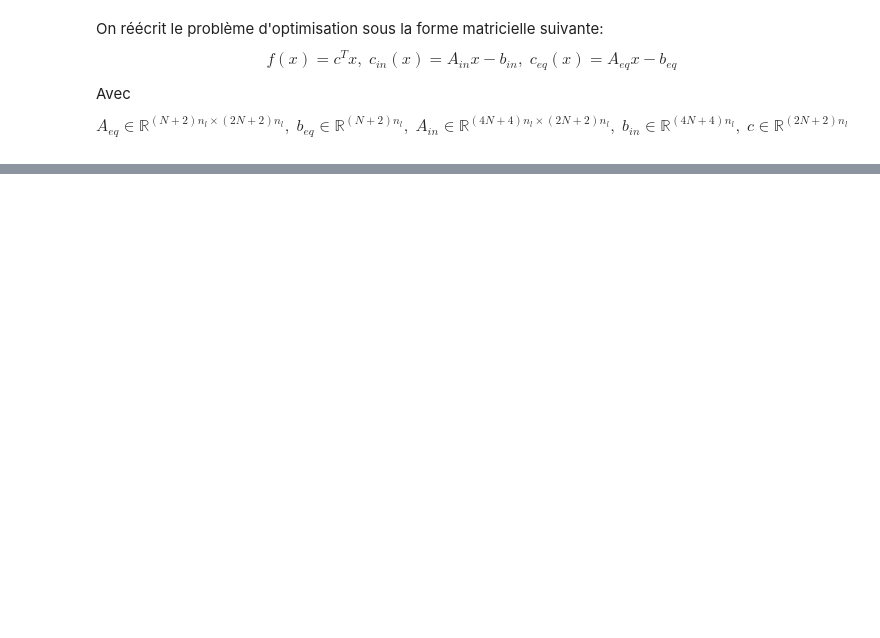
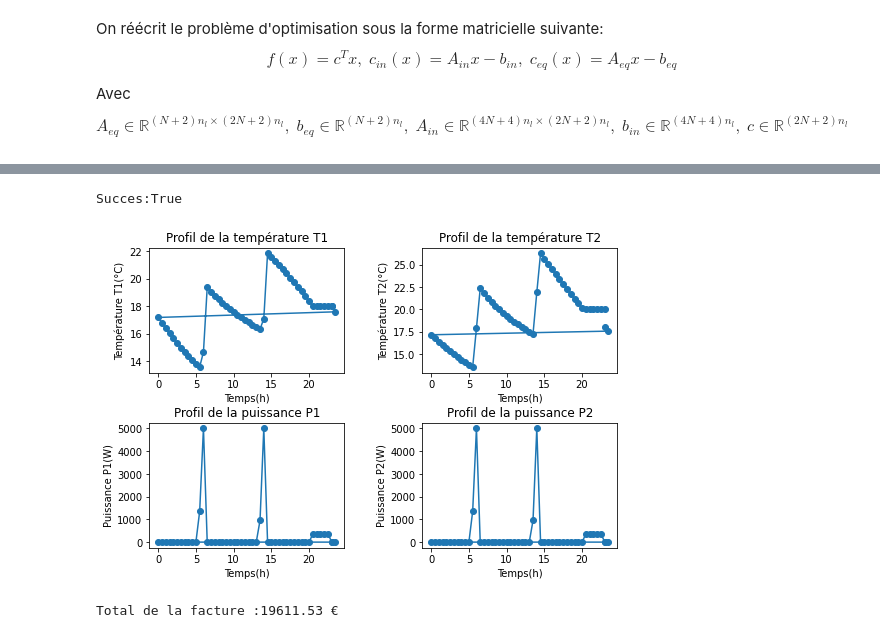
Before and after one commit to EliottBarbier/Projet_Opti, a Jupyter notebook: Projet.ipynb, the cells around one changed output, grey strips where cells are left out. Drawn from its saved outputs; the diff is of its cells as text; code cells hidden in the pictures; blank space fills up the shorter version.

```diff
--- a/Projet.ipynb
+++ b/Projet.ipynb
@@ -376,0 +383,16 @@ $$A_{eq} \in \mathbb{R}^{(N+2)n_l \times (2N+2)n_l}, \;b_{eq}\in \mathbb{R}^{(N+
+# %%
+#On remet à jour l'array cost avec les bonnes valeurs
+c_cr = 1
+c_pl = 3/2
+cost = np.where(((t >= 0.) & (t <= 6.) | (t>=12.) & (t<=14.)), c_cr, c_pl)
+# %%
+#On met x sous la forme (T0^1,...,TN^1,P0^1,..P0^N,T0^2,...TN^2,P0^2,...PN^2)
+gamma = np.exp(-(k+h+h)*dt) #Car h12=h21=h et on a que 2 maisons
+beta = (1 - gamma)/(k+h+h)
+Tm1 = 18
+Tm2 = 20
+Aeq = np.zeros( (2*(N+2), 2*(2*N+2) ) )
+c = np.zeros( (2*(2*N+2),) )
+beq = np.zeros( (2*(N+2),) )
+Ain = np.zeros( (2*(4*N+4), 2*(2*N+2)) )
+b_in = np.zeros( (2*(4*N+4),) )
@@ -376,0 +461,56 @@ $$A_{eq} \in \mathbb{R}^{(N+2)n_l \times (2N+2)n_l}, \;b_{eq}\in \mathbb{R}^{(N+
+# %%
+#Exécution de l'algorithme du simplexe:
+res = scipy.optimize.linprog(c, A_ub=Ain, b_ub=b_in, A_eq=Aeq, b_eq=beq, bounds=(None, None), method='revised simplex', callback=None, options=None, x0=None)
+# %%
+#On vérifie que l'algorithme s'exécute correctement
+print(f"Succes:{res.success}")
+# %% [output]
+Succes:True
+# %%
+#Affichage des résultats
+fig, axes = fig, axes = plt.subplots(nrows=2, ncols=2, figsize=(5, 3))
+T1, T2 = res.x[0:N+1], res.x[2*N+2:3*N+3]
+P1, P2 = res.x[N+1:2*N+2], res.x[3*N+3:]
+
+#Températures
+
+#T1
+axes[0, 0].plot(t, T1, marker="o")
+axes[0, 0].set_xlabel("Temps(h)")
+axes[0, 0].set_ylabel("Température T1(°C)")
+axes[0, 0].set_title("Profil de la température T1")
+
+#T2
+axes[0, 1].plot(t, T2, marker="o")
+axes[0, 1].set_xlabel("Temps(h)")
+axes[0, 1].set_ylabel("Température T2(°C)")
+axes[0, 1].set_title("Profil de la température T2")
+
+#Puissances
+
+#P1
+axes[1, 0].plot(t, P1, marker="o")
+axes[1, 0].set_xlabel("Temps(h)")
+axes[1, 0].set_ylabel("Puissance P1(W)")
+axes[1, 0].set_title("Profil de la puissance P1")
+
+#P2
+axes[1, 1].plot(t, P1, marker="o")
+axes[1, 1].set_xlabel("Temps(h)")
+axes[1, 1].set_ylabel("Puissance P2(W)")
+axes[1, 1].set_title("Profil de la puissance P2")
+
+plt.subplots_adjust(left=0.1,
+                    bottom=0.01,
+                    right=1.4,
+                    top=1.4,
+                    wspace=0.4,
+                    hspace=0.4)
+plt.show()
+# %% [output]
+[figure, added]
+# %%
+#Résultat de la facture après optimisation
+print(f"Total de la facture :{round(res.fun, 2)} €")
+# %% [output]
+Total de la facture :19611.53 €
```
Also changed, not shown: parts of 7 cells of this notebook, 1 other file.
